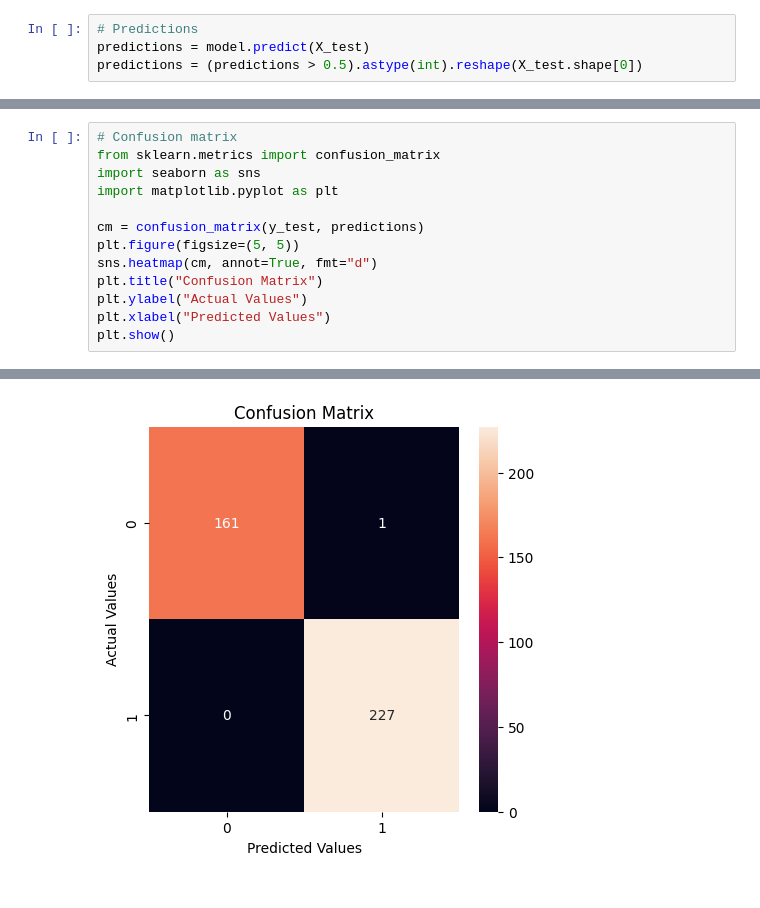
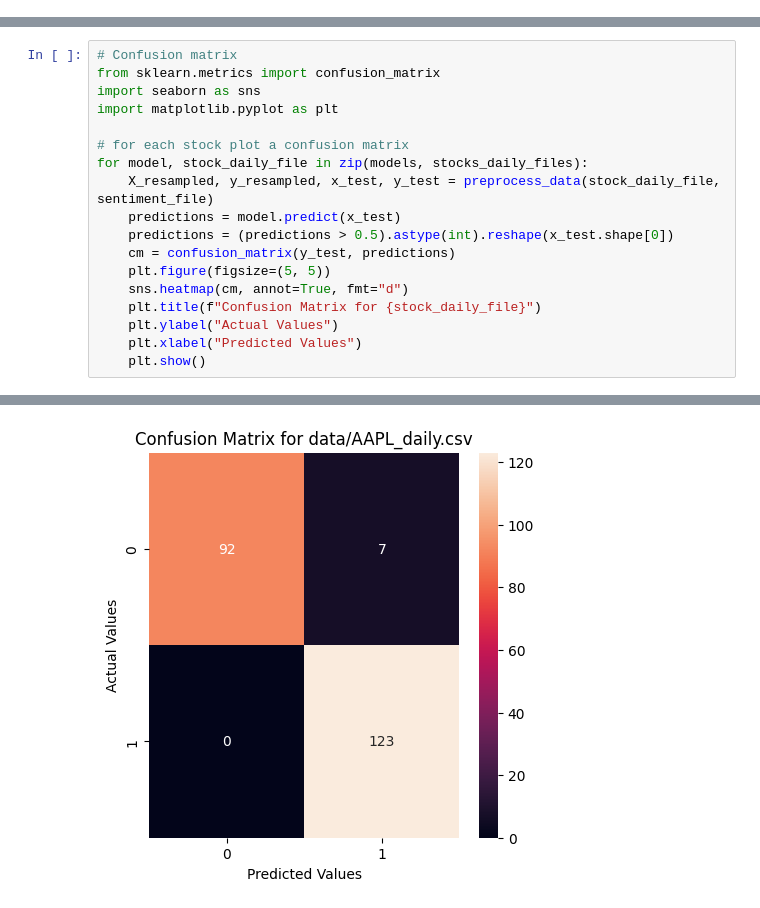
Before and after one commit to AlbertoMatuteB/Sentiment-Analisis-In-Finances, a Jupyter notebook: main_2.ipynb, the cells around one changed output, grey strips where cells are left out. Cells and saved outputs as stored; diff of their text form.

```diff
--- a/main_2.ipynb
+++ b/main_2.ipynb
@@ -116,4 +217,0 @@ Accuracy: 99.74%
-# %%
-# Predictions
-predictions = model.predict(X_test)
-predictions = (predictions > 0.5).astype(int).reshape(X_test.shape[0])
@@ -125,11 +221,16 @@ from sklearn.metrics import confusion_matrix
 import seaborn as sns
 import matplotlib.pyplot as plt
 
-cm = confusion_matrix(y_test, predictions)
-plt.figure(figsize=(5, 5))
-sns.heatmap(cm, annot=True, fmt="d")
-plt.title("Confusion Matrix")
-plt.ylabel("Actual Values")
-plt.xlabel("Predicted Values")
-plt.show()
+# for each stock plot a confusion matrix
+for model, stock_daily_file in zip(models, stocks_daily_files):
+    X_resampled, y_resampled, x_test, y_test = preprocess_data(stock_daily_file, sentiment_file)
+    predictions = model.predict(x_test)
+    predictions = (predictions > 0.5).astype(int).reshape(x_test.shape[0])
+    cm = confusion_matrix(y_test, predictions)
+    plt.figure(figsize=(5, 5))
+    sns.heatmap(cm, annot=True, fmt="d")
+    plt.title(f"Confusion Matrix for {stock_daily_file}")
+    plt.ylabel("Actual Values")
+    plt.xlabel("Predicted Values")
+    plt.show()
 # %% [output]
@@ -136 +238 @@ plt.show()
-[figure, old version]
+[figure, new version]
```
Also changed, not shown: parts of 9 cells of this notebook, 13 other files.
